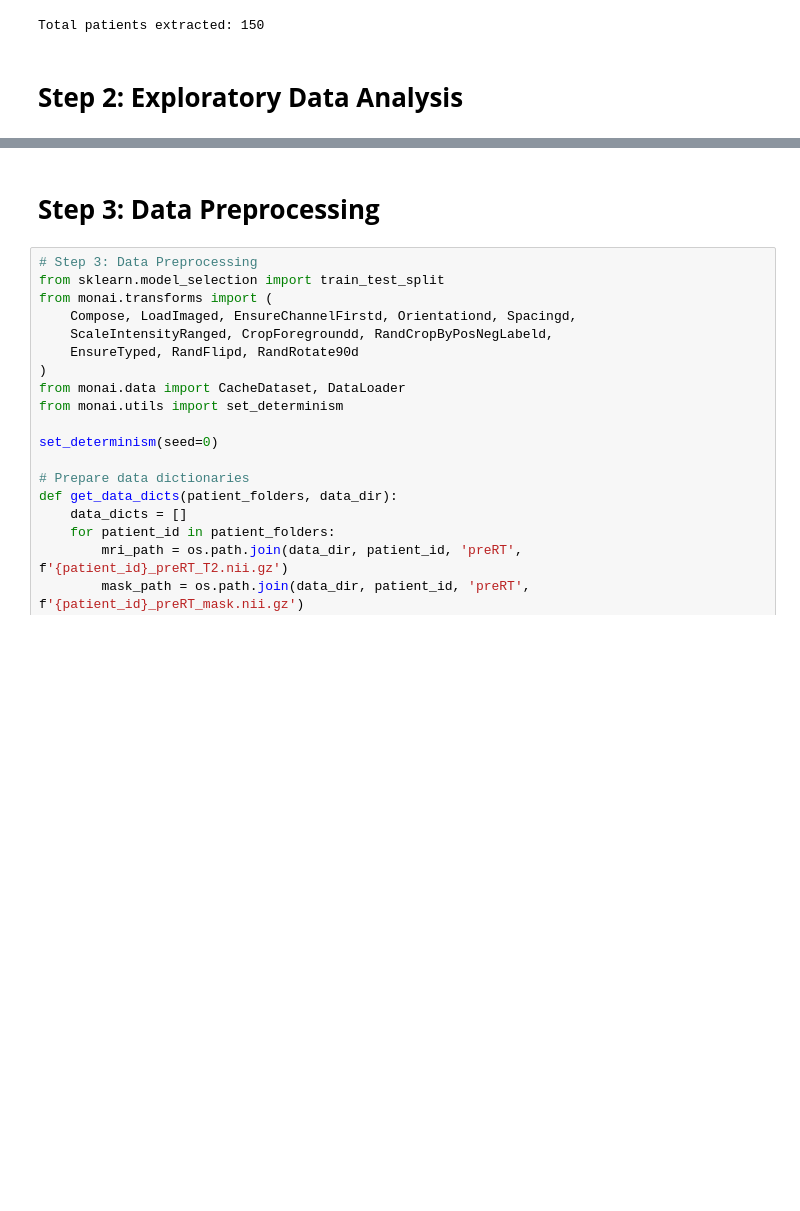
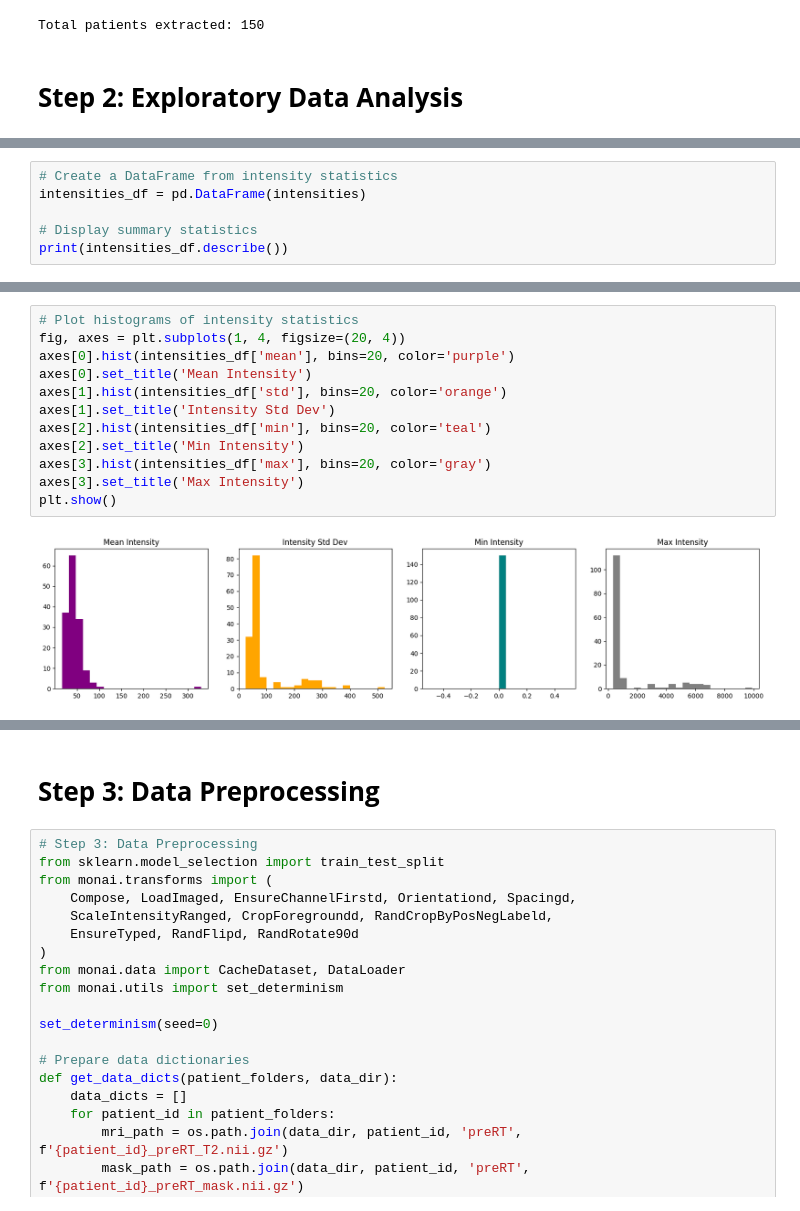
Before and after one commit to bjorneme/TDT17_mini_project, a Jupyter notebook: main.ipynb, the cells around one changed output, grey strips where cells are left out. Saved outputs shown, nothing was run; the diff lists cells and outputs as text; blank space fills up the shorter version.

```diff
--- a/main.ipynb
+++ b/main.ipynb
@@ -63,0 +156,6 @@ Total patients extracted: 150
+# %%
+# Create a DataFrame from intensity statistics
+intensities_df = pd.DataFrame(intensities)
+
+# Display summary statistics
+print(intensities_df.describe())
@@ -63,0 +172,14 @@ Total patients extracted: 150
+# %%
+# Plot histograms of intensity statistics
+fig, axes = plt.subplots(1, 4, figsize=(20, 4))
+axes[0].hist(intensities_df['mean'], bins=20, color='purple')
+axes[0].set_title('Mean Intensity')
+axes[1].hist(intensities_df['std'], bins=20, color='orange')
+axes[1].set_title('Intensity Std Dev')
+axes[2].hist(intensities_df['min'], bins=20, color='teal')
+axes[2].set_title('Min Intensity')
+axes[3].hist(intensities_df['max'], bins=20, color='gray')
+axes[3].set_title('Max Intensity')
+plt.show()
+# %% [output]
+[figure, added]
```
Also changed, not shown: parts of 12 cells of this notebook.
